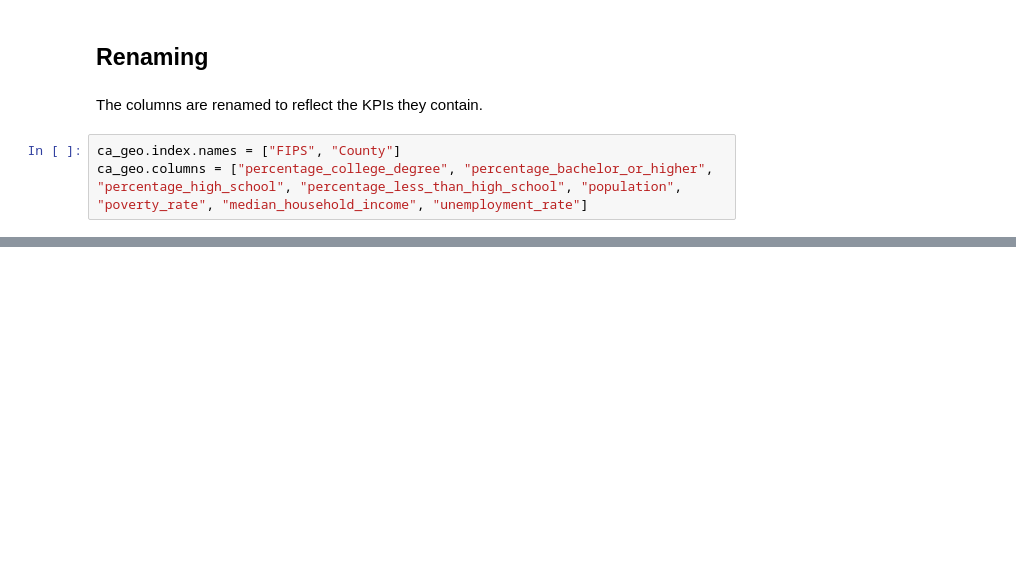
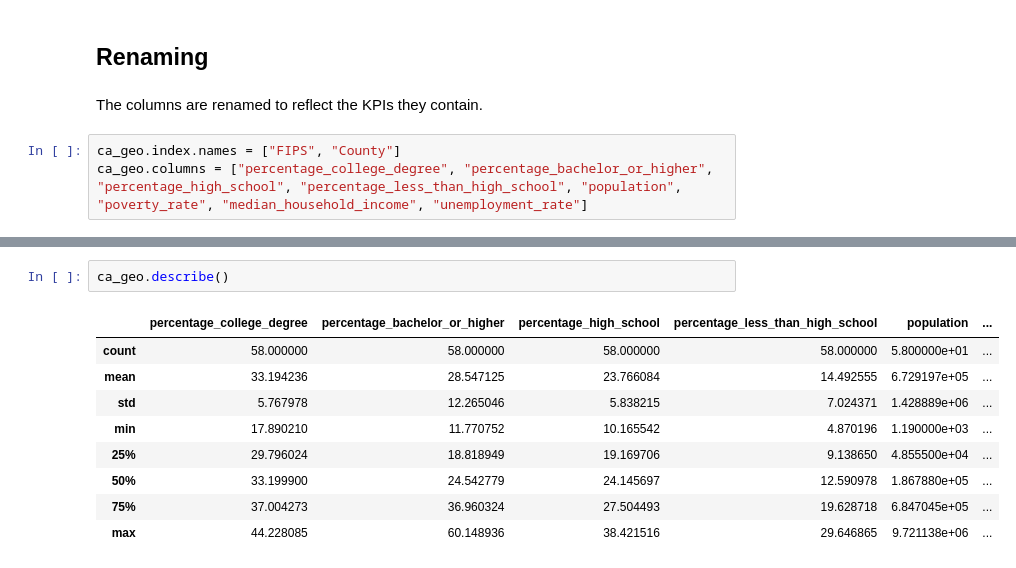
Before and after one commit to HaukeSchwarz/Thesis, a Jupyter notebook: notebooks/California_Economic_Cleaning.ipynb, the cells around one changed output, grey strips where cells are left out. Drawn from its saved outputs; the diff is of its cells as text; blank space fills up the shorter version.

```diff
--- a/notebooks/California_Economic_Cleaning.ipynb
+++ b/notebooks/California_Economic_Cleaning.ipynb
@@ -170,3 +170,15 @@ ca_geo.head()
 | 6005 | Amador County | 41.141056 | 19.517730 | 30.650906 | 8.690307 | ... |
 | 6007 | Butte County | 38.278925 | 29.760071 | 22.300534 | 9.660470 | ... |
 | 6009 | Calaveras County | 39.950216 | 19.910732 | 30.943321 | 9.195731 | ... |
+# %%
+ca_geo.describe()
+# %% [output]
+|  | percentage_college_degree | percentage_bachelor_or_higher | percentage_high_school | percentage_less_than_high_school | population | ... |
+| count | 58.000000 | 58.000000 | 58.000000 | 58.000000 | 5.800000e+01 | ... |
+| mean | 33.194236 | 28.547125 | 23.766084 | 14.492555 | 6.729197e+05 | ... |
+| std | 5.767978 | 12.265046 | 5.838215 | 7.024371 | 1.428889e+06 | ... |
+| min | 17.890210 | 11.770752 | 10.165542 | 4.870196 | 1.190000e+03 | ... |
+| 25% | 29.796024 | 18.818949 | 19.169706 | 9.138650 | 4.855500e+04 | ... |
+| 50% | 33.199900 | 24.542779 | 24.145697 | 12.590978 | 1.867880e+05 | ... |
+| 75% | 37.004273 | 36.960324 | 27.504493 | 19.628718 | 6.847045e+05 | ... |
+| max | 44.228085 | 60.148936 | 38.421516 | 29.646865 | 9.721138e+06 | ... |
```
Also changed, not shown: parts of 4 cells of this notebook.
